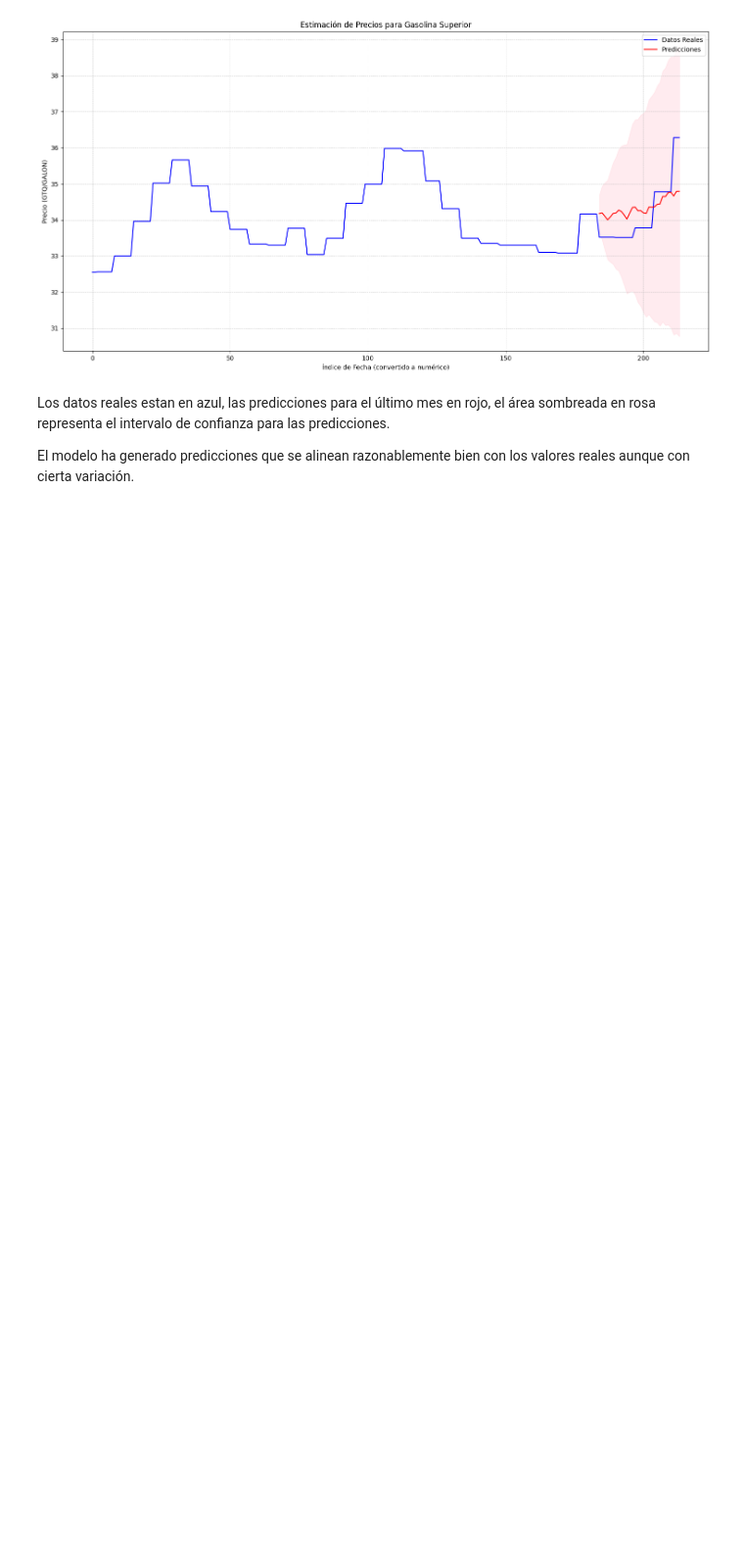
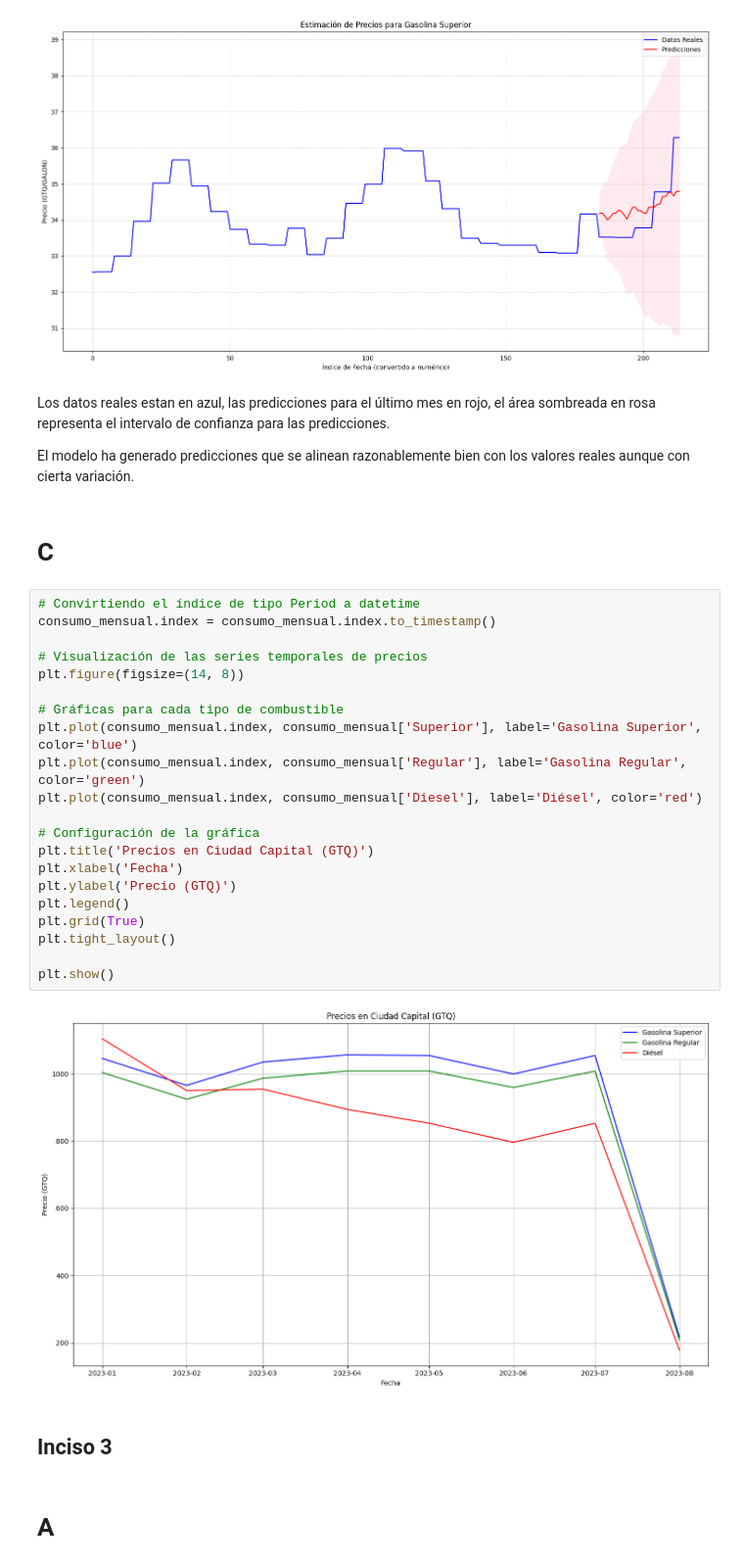
Before and after one commit to guzmanalejandra/Laboratorio2-DS, a Jupyter notebook: main.ipynb, the cells around one changed output. Shown at 98% size. Drawn from its saved outputs; the diff is of its cells as text; blank space fills up the shorter version.

```diff
--- a/main.ipynb
+++ b/main.ipynb
@@ -455,3 +498,32 @@ plt.show()
 Los datos reales estan en azul, las predicciones para el último mes en rojo, el área sombreada en rosa representa el intervalo de confianza para las predicciones.
 
 El modelo ha generado predicciones que se alinean razonablemente bien con los valores reales aunque con cierta variación.
+# %% [markdown]
+# C
+# %%
+# Convirtiendo el índice de tipo Period a datetime
+consumo_mensual.index = consumo_mensual.index.to_timestamp()
+
+# Visualización de las series temporales de precios
+plt.figure(figsize=(14, 8))
+
+# Gráficas para cada tipo de combustible
+plt.plot(consumo_mensual.index, consumo_mensual['Superior'], label='Gasolina Superior', color='blue')
+plt.plot(consumo_mensual.index, consumo_mensual['Regular'], label='Gasolina Regular', color='green')
+plt.plot(consumo_mensual.index, consumo_mensual['Diesel'], label='Diésel', color='red')
+
+# Configuración de la gráfica
+plt.title('Precios en Ciudad Capital (GTQ)')
+plt.xlabel('Fecha')
+plt.ylabel('Precio (GTQ)')
+plt.legend()
+plt.grid(True)
+plt.tight_layout()
+
+plt.show()
+# %% [output]
+[figure, added]
+# %% [markdown]
+## Inciso 3
+# %% [markdown]
+# A
```
Also changed, not shown: parts of 20 cells of this notebook.
